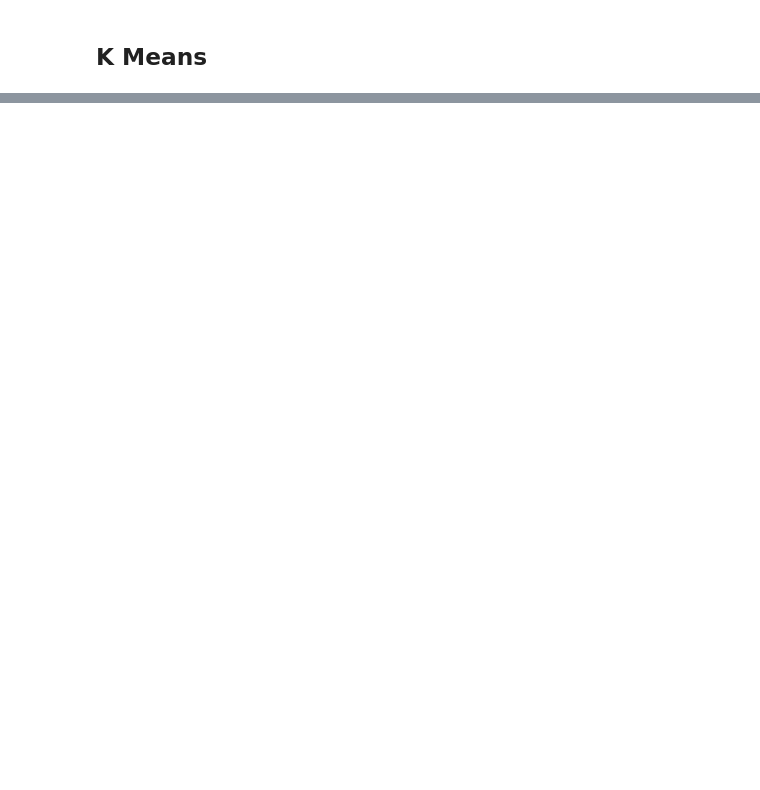
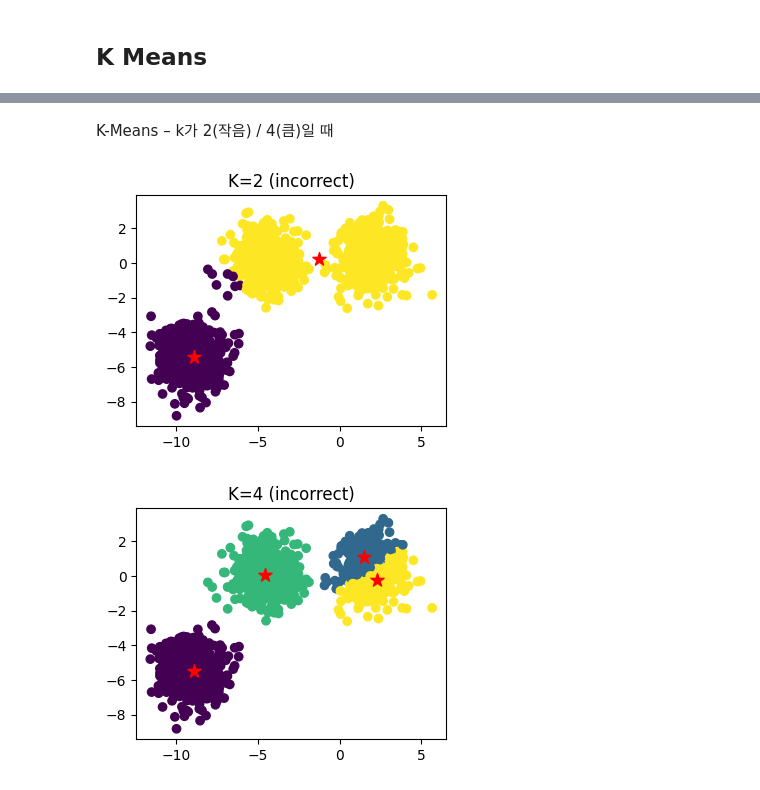
Before and after one commit to ykkim77/bigdata_analysis_basic_14th, a Jupyter notebook: non-hierarchical clustering.ipynb, the cells around one changed output, grey strips where cells are left out. Cells and saved outputs as stored; diff of their text form; code cells hidden in the pictures; blank space fills up the shorter version.

```diff
--- a/non-hierarchical clustering.ipynb
+++ b/non-hierarchical clustering.ipynb
@@ -37,0 +58,16 @@ plt.scatter(data[:, 0], data[:, 1], c=label)
+# %% [markdown]
+K-Means – k가 2(작음) / 4(큼)일 때
+# %%
+for k in [2, 4]:
+    km = KMeans(n_clusters=k, random_state=2021)
+    pred = km.fit_predict(data)
+    centers = km.cluster_centers_
+    plt.figure(figsize=(4, 3))
+    plt.title(f"K={k} (incorrect)")
+    plt.scatter(data[:, 0], data[:, 1], c=pred)
+    plt.scatter(centers[:, 0], centers[:, 1],
+                marker="*", s=100, color="red")
+    plt.show()
+# %% [output]
+[figure, added]
+[figure, added]
```
Also changed, not shown: parts of 22 cells of this notebook.
